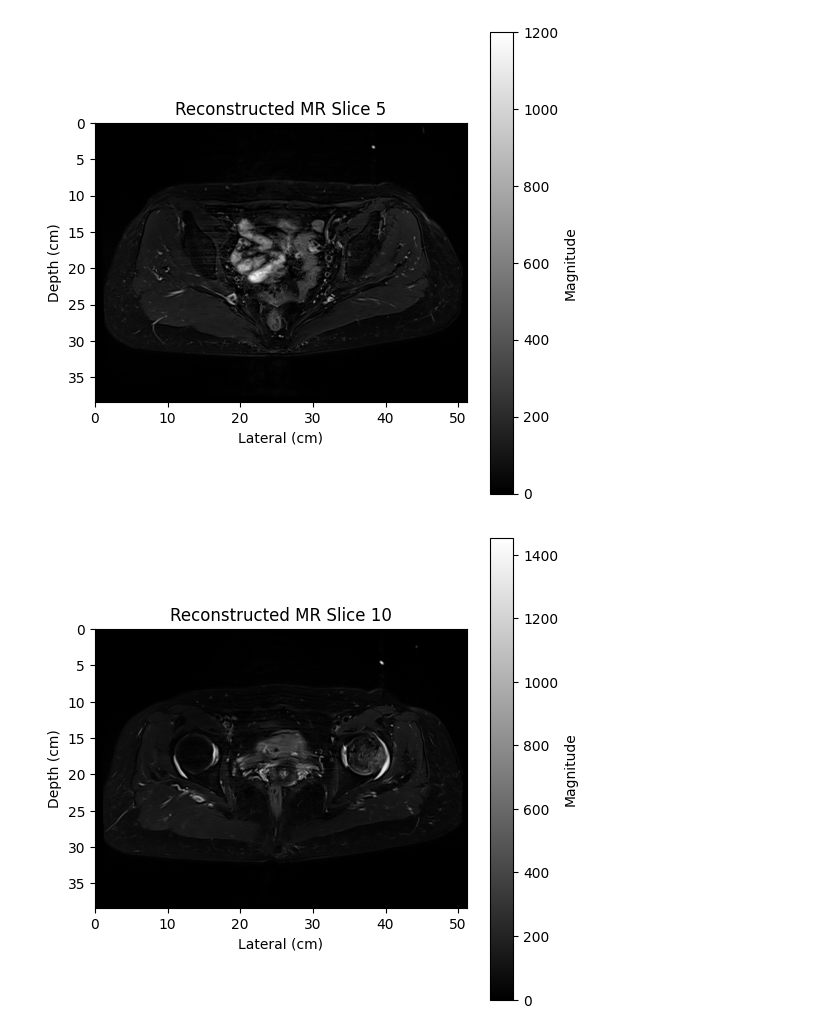
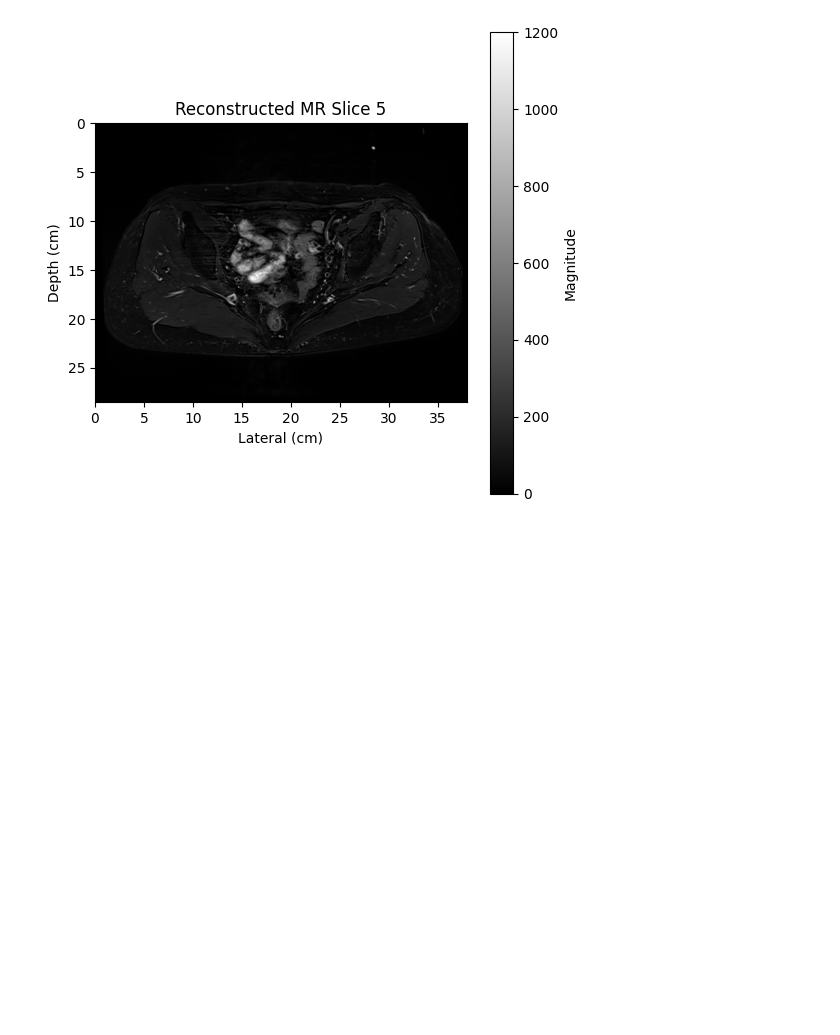
Before and after one commit to MUNHYUNBOO/Medical-Image-Processing, a Jupyter notebook: task5.ipynb, the cells around one changed output. Saved outputs shown, nothing was run; the diff lists cells and outputs as text; code cells hidden in the pictures; blank space fills up the shorter version.

```diff
--- a/task5.ipynb
+++ b/task5.ipynb
@@ -31,42 +28,37 @@ k-space shape: (384, 512, 36)
 # %%
 import numpy as np
 import matplotlib.pyplot as plt
 from numpy.fft import ifft2, fftshift
 
-# 1️⃣ k-space 데이터 다시 로드 (이전 단계에서 사용했다면 생략 가능)
 real = np.load('/home/mhb0917/의료영상처리/202255646/rawMRData_Real.npy')
 imag = np.load('/home/mhb0917/의료영상처리/202255646/rawMRData_Imag.npy')
 k_space = real + 1j * imag
 
-# 2️⃣ 영상 재구성: 슬라이스별 2D inverse FFT 적용
 image_space = np.zeros_like(k_space, dtype=np.complex64)
 for i in range(k_space.shape[2]):
     shifted = fftshift(k_space[:, :, i])
     image_space[:, :, i] = ifft2(shifted)
 
-# 3️⃣ 복원 영상: 절댓값 또는 실수부만 사용
 magnitude_image = np.abs(image_space)
 
-# 4️⃣ 축 단위 설정 (가정: 픽셀 간격이 0.1cm = 1mm)
-pixel_spacing_x = 0.1  # cm
-pixel_spacing_y = 0.1  # cm
+pixel_spacing_cm = 0.07422
 
 nx, ny = magnitude_image.shape[:2]
-x_axis = np.linspace(0, ny * pixel_spacing_x, ny)
-y_axis = np.linspace(0, nx * pixel_spacing_y, nx)
+x_axis = np.linspace(0, ny * pixel_spacing_cm, ny)
+y_axis = np.linspace(0, nx * pixel_spacing_cm, nx)
 
-# 5️⃣ 몇 개의 슬라이스 선택하여 시각화
-selected_slices = [5, 10, 15]  # 원하는 슬라이스 인덱스 선택
-
-for idx in selected_slices:
-    plt.figure(figsize=(6, 6))
-    plt.imshow(magnitude_image[:, :, idx], extent=[x_axis[0], x_axis[-1], y_axis[-1], y_axis[0]], cmap='gray')
-    plt.title(f"Reconstructed MR Slice {idx}")
-    plt.xlabel("Lateral (cm)")
-    plt.ylabel("Depth (cm)")
-    plt.colorbar(label="Magnitude")
-    plt.grid(False)
-    plt.show()
+slice_idx = 5
+plt.figure(figsize=(6, 6))
+plt.imshow(
+    magnitude_image[:, :, slice_idx],
+    extent=[x_axis[0], x_axis[-1], y_axis[-1], y_axis[0]],
+    cmap='gray'
+)
+plt.title(f"Reconstructed MR Slice {slice_idx}")
+plt.xlabel("Lateral (cm)")
+plt.ylabel("Depth (cm)")
+plt.colorbar(label="Magnitude")
+plt.grid(False)
+plt.show()
 # %% [output]
-[figure, old version]
+[figure, new version]
-[figure, removed]
```
Also changed, not shown: parts of 3 cells of this notebook.
